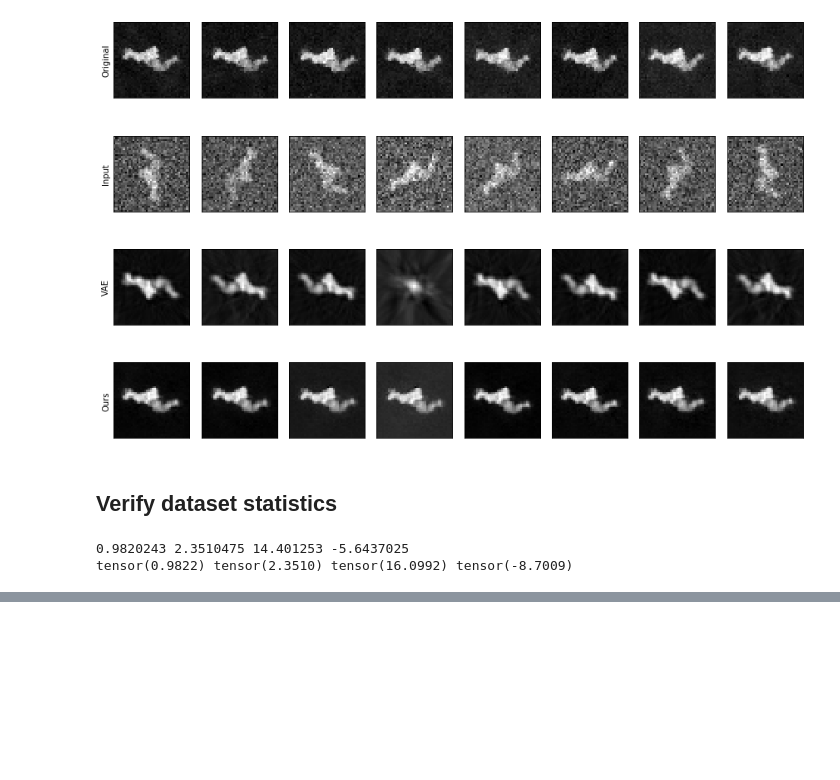
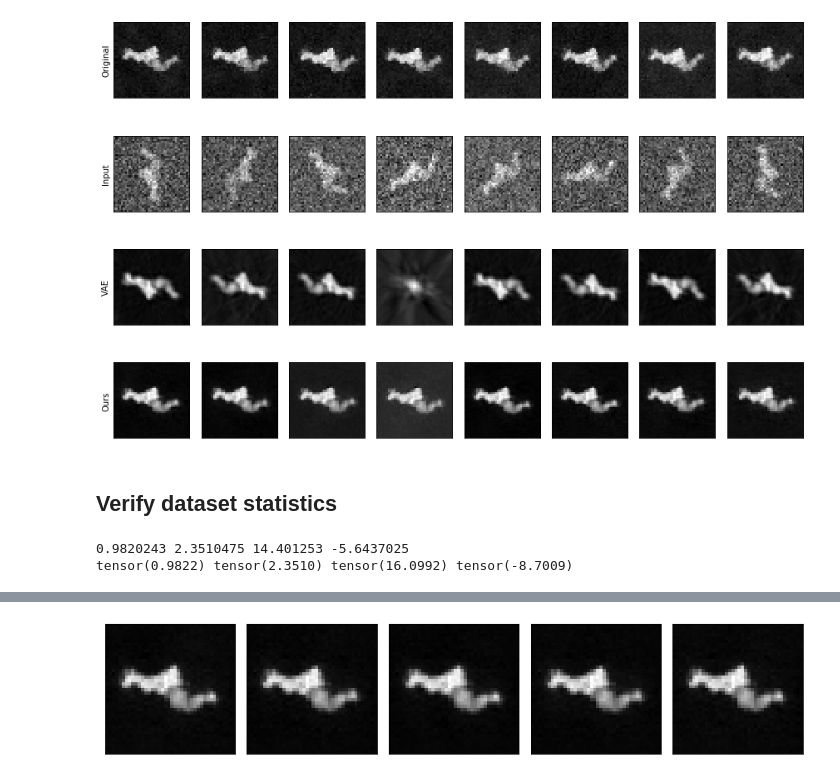
Before and after one commit to kobybibas/CryoEM_rotation_invariant, a Jupyter notebook: notebooks/5hdb_viz.ipynb, the cells around one changed output, grey strips where cells are left out. Drawn from its saved outputs; the diff is of its cells as text; code cells hidden in the pictures; blank space fills up the shorter version.

```diff
--- a/notebooks/5hdb_viz.ipynb
+++ b/notebooks/5hdb_viz.ipynb
@@ -103,0 +153,20 @@ tensor(0.9822) tensor(2.3510) tensor(16.0992) tensor(-8.7009)
+# %%
+# Inference ours
+our_imgs = []
+z_rot_input = torch.zeros(len(img), 1)  # Force the decoder to generate images with rotation zero
+for img in tqdm(img_inputs):
+    our_img, z_rot = our_model.forward(img, z_rot_input=z_rot_input)
+    our_img = our_img.detach().numpy().squeeze()
+    our_imgs.append(our_img)
+
+# visualize
+w, h = plt.rcParams.get('figure.figsize')
+fig, axs = plt.subplots(1, 5, figsize=(w * 2, h), facecolor='w')
+for i, ax in enumerate(axs):
+    ax.imshow(our_imgs[i].squeeze(), cmap='gray')
+[ax.set_xticks([]) for ax in axs.flatten()]
+[ax.set_yticks([]) for ax in axs.flatten()]
+plt.tight_layout()
+plt.show()
+# %% [output]
+[figure, added]
```
Also changed, not shown: parts of 7 cells of this notebook, 1 other file.
